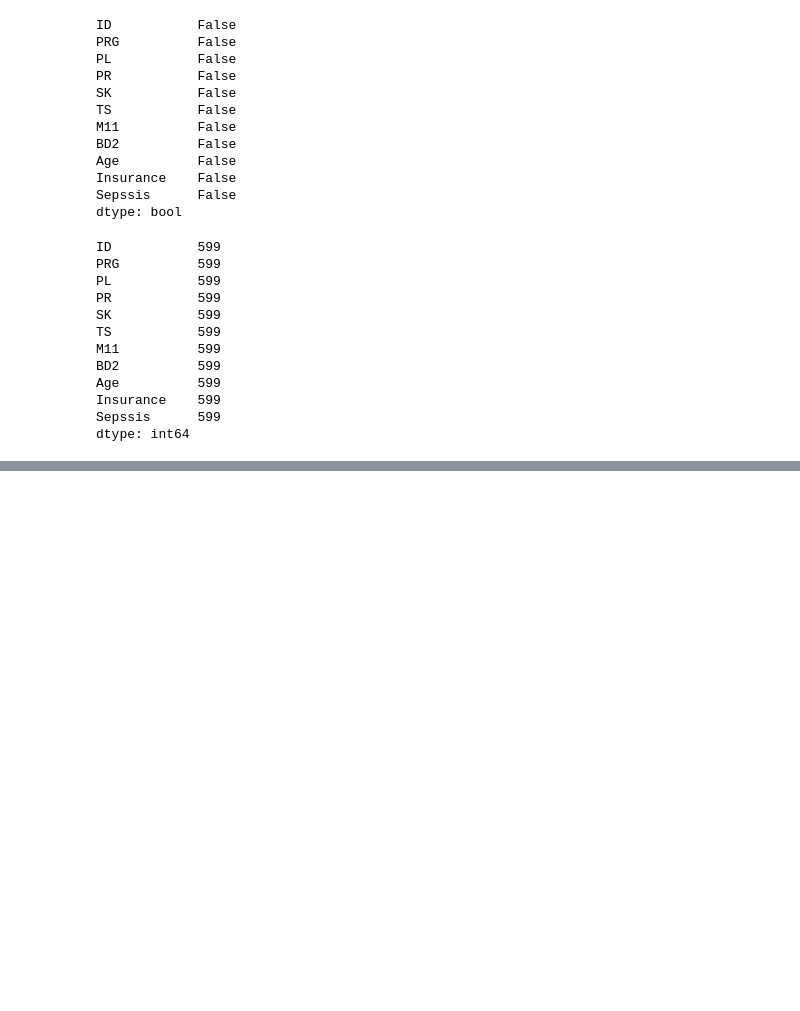
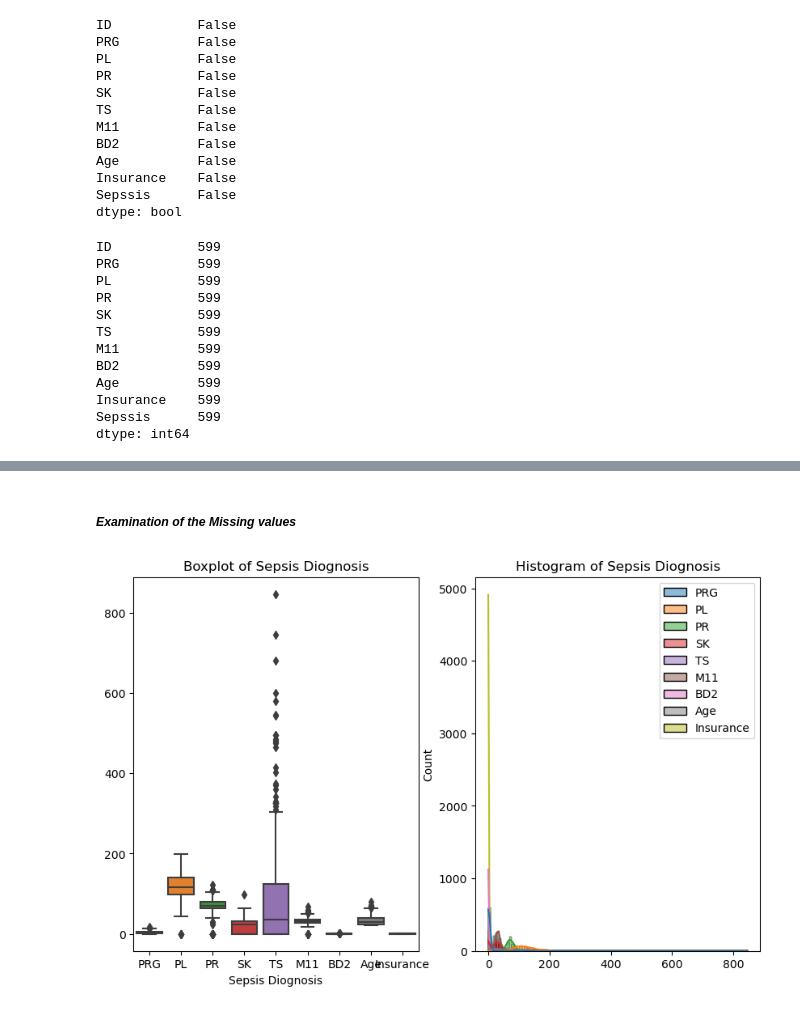
Before and after one commit to Ysafi1/MachineLearningModel_FastAPI, a Jupyter notebook: dev/main.ipynb, the cells around one changed output, grey strips where cells are left out. Drawn from its saved outputs; the diff is of its cells as text; code cells hidden in the pictures; blank space fills up the shorter version.

```diff
--- a/dev/main.ipynb
+++ b/dev/main.ipynb
@@ -45,4 +47,4 @@ import numpy as np
 # %%
-df= pd.read_csv(r"C:\Users\HP\OneDrive - Azubi Africa\Desktop\CP6\MachineLearningModel_FastAPI\Paitients_Files_Train.csv")
-df.head()
+df_tr= pd.read_csv(r'C:\Users\HP\OneDrive - Azubi Africa\Desktop\CP6\MachineLearningModel_FastAPI\dev\Paitients_Files_Train.csv')
+df_tr.head()
 # %% [output]
@@ -146,0 +178,2 @@ dtype: int64
+# %% [markdown]
+ ##### *Examination of the Missing values*
@@ -146,0 +184,17 @@ dtype: int64
+# %%
+plt.figure(figsize=(10, 6))
+
+plt.subplot(1, 2, 1)
+sns.boxplot(data=df)
+plt.xlabel('Sepsis Diognosis')
+plt.title("Boxplot of Sepsis Diognosis")
+
+
+plt.subplot(1, 2, 2)
+sns.histplot(data=df, bins=100, kde=True)
+plt.title("Histogram of Sepsis Diognosis")
+
+
+plt.show()
+# %% [output]
+[figure, added]
```
Also changed, not shown: parts of 19 cells of this notebook.
